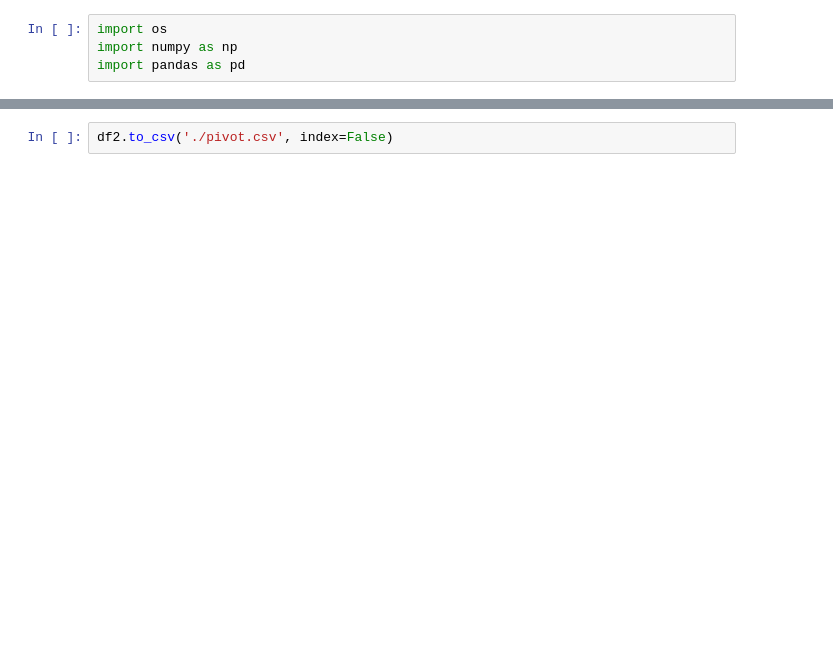
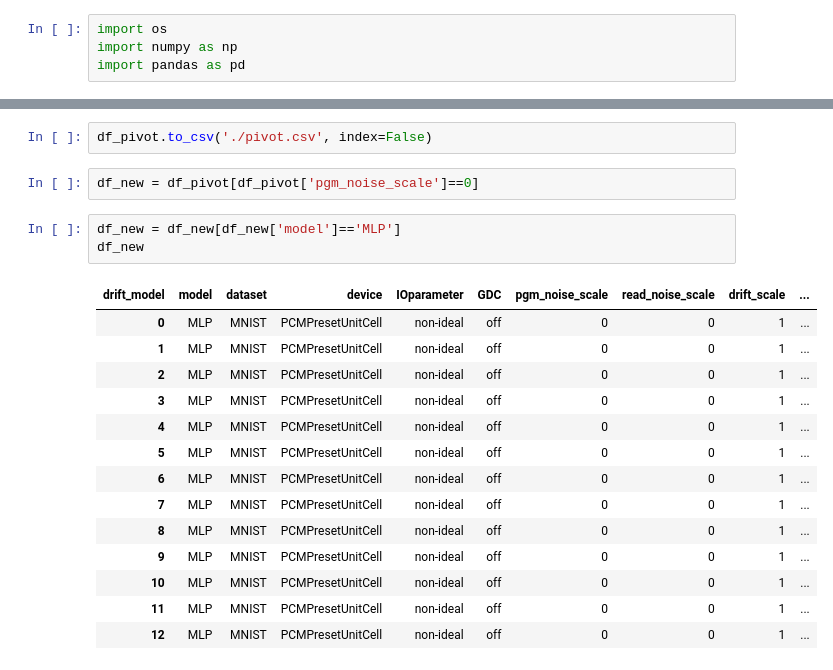
Before and after one commit to PRAM-weight-biasing/PRAM-weight-biasing, a Jupyter notebook: z_data_processing/data.ipynb, the cells around one changed output, grey strips where cells are left out. Cells and saved outputs as stored; diff of their text form; blank space fills up the shorter version.

```diff
--- a/z_data_processing/data.ipynb
+++ b/z_data_processing/data.ipynb
@@ -88,2 +177,22 @@ df2
 # %%
-df2.to_csv('./pivot.csv', index=False)
+df_pivot.to_csv('./pivot.csv', index=False)
+# %%
+df_new = df_pivot[df_pivot['pgm_noise_scale']==0]
+# %%
+df_new = df_new[df_new['model']=='MLP']
+df_new
+# %% [output]
+| drift_model | model | dataset | device | IOparameter | GDC | pgm_noise_scale | read_noise_scale | drift_scale | ... |
+| 0 | MLP | MNIST | PCMPresetUnitCell | non-ideal | off | 0 | 0 | 1 | ... |
+| 1 | MLP | MNIST | PCMPresetUnitCell | non-ideal | off | 0 | 0 | 1 | ... |
+| 2 | MLP | MNIST | PCMPresetUnitCell | non-ideal | off | 0 | 0 | 1 | ... |
+| 3 | MLP | MNIST | PCMPresetUnitCell | non-ideal | off | 0 | 0 | 1 | ... |
+| 4 | MLP | MNIST | PCMPresetUnitCell | non-ideal | off | 0 | 0 | 1 | ... |
+| 5 | MLP | MNIST | PCMPresetUnitCell | non-ideal | off | 0 | 0 | 1 | ... |
+| 6 | MLP | MNIST | PCMPresetUnitCell | non-ideal | off | 0 | 0 | 1 | ... |
+| 7 | MLP | MNIST | PCMPresetUnitCell | non-ideal | off | 0 | 0 | 1 | ... |
+| 8 | MLP | MNIST | PCMPresetUnitCell | non-ideal | off | 0 | 0 | 1 | ... |
+| 9 | MLP | MNIST | PCMPresetUnitCell | non-ideal | off | 0 | 0 | 1 | ... |
+| 10 | MLP | MNIST | PCMPresetUnitCell | non-ideal | off | 0 | 0 | 1 | ... |
+| 11 | MLP | MNIST | PCMPresetUnitCell | non-ideal | off | 0 | 0 | 1 | ... |
+| 12 | MLP | MNIST | PCMPresetUnitCell | non-ideal | off | 0 | 0 | 1 | ... |
```
Also changed, not shown: parts of 21 cells of this notebook, 4 other files.
